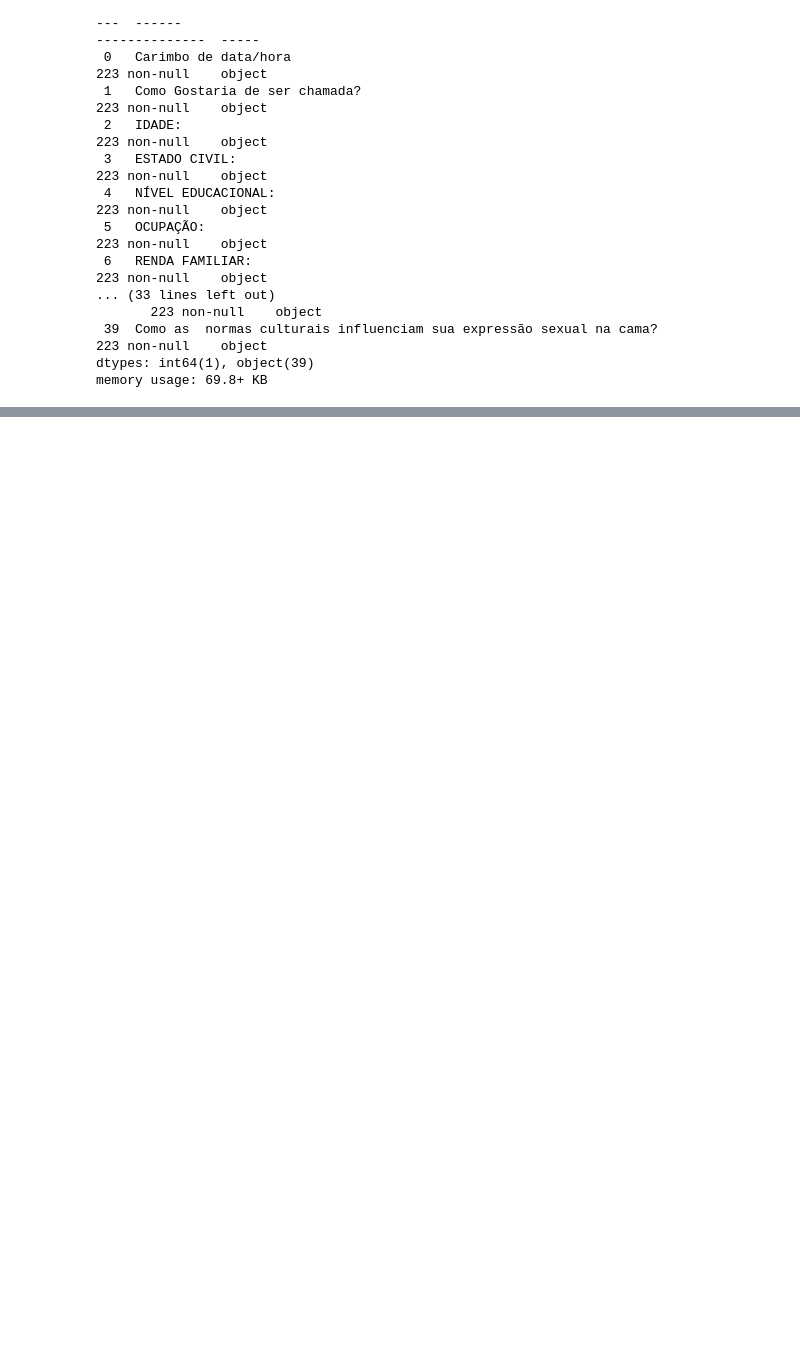
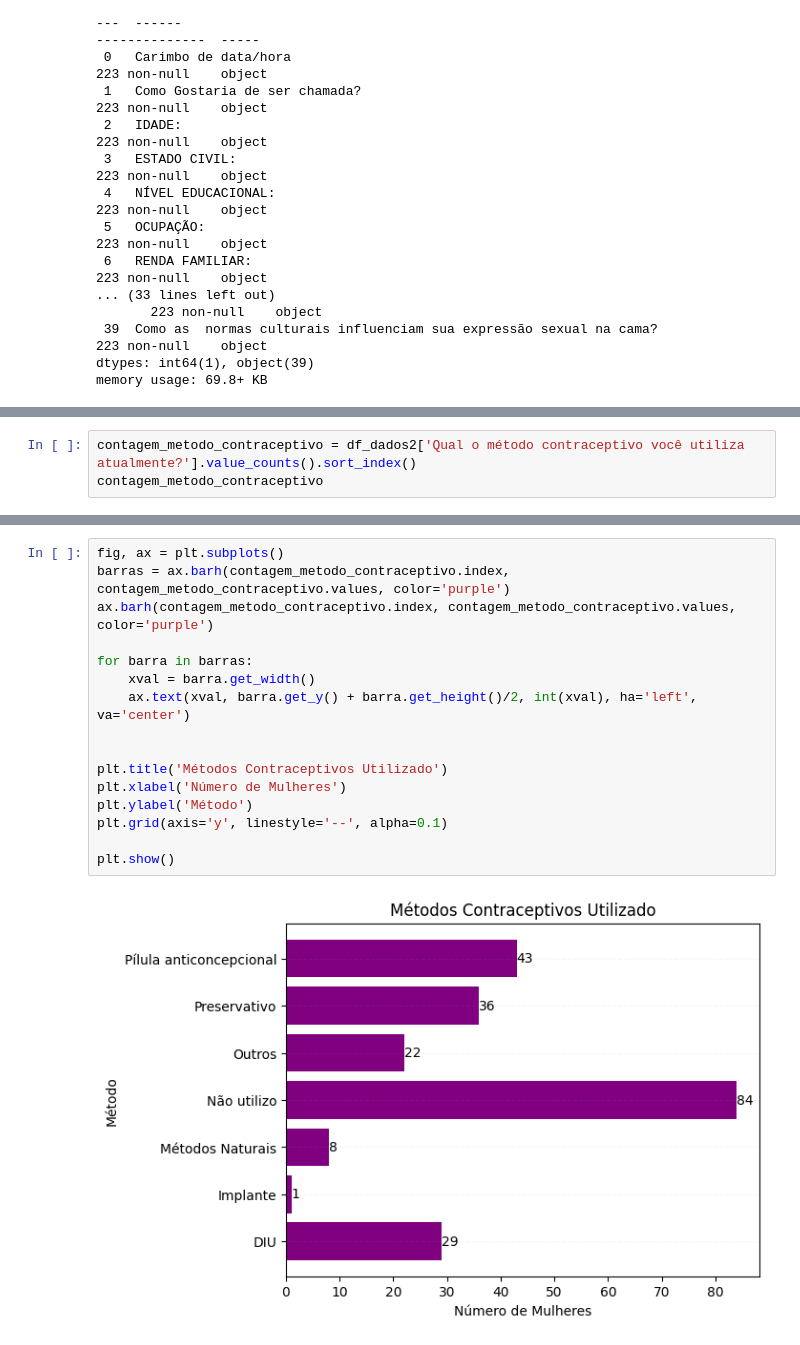
Before and after one commit to danisnegrao/ProjetFInal_DaniNegrao, a Jupyter notebook: base_dados.ipynb, the cells around one changed output, grey strips where cells are left out. Cells and saved outputs as stored; diff of their text form; blank space fills up the shorter version.

```diff
--- a/base_dados.ipynb
+++ b/base_dados.ipynb
@@ -42,0 +147,3 @@ memory usage: 69.8+ KB
+# %%
+contagem_metodo_contraceptivo = df_dados2['Qual o método contraceptivo você utiliza atualmente?'].value_counts().sort_index()
+contagem_metodo_contraceptivo
@@ -42,0 +160,18 @@ memory usage: 69.8+ KB
+# %%
+fig, ax = plt.subplots()
+barras = ax.barh(contagem_metodo_contraceptivo.index, contagem_metodo_contraceptivo.values, color='purple')
+ax.barh(contagem_metodo_contraceptivo.index, contagem_metodo_contraceptivo.values, color='purple')
+
+for barra in barras:
+    xval = barra.get_width()
+    ax.text(xval, barra.get_y() + barra.get_height()/2, int(xval), ha='left', va='center')
+
+
+plt.title('Métodos Contraceptivos Utilizado')
+plt.xlabel('Número de Mulheres')
+plt.ylabel('Método')
+plt.grid(axis='y', linestyle='--', alpha=0.1)
+
+plt.show()
+# %% [output]
+[figure, added]
```
Also changed, not shown: parts of 21 cells of this notebook.
